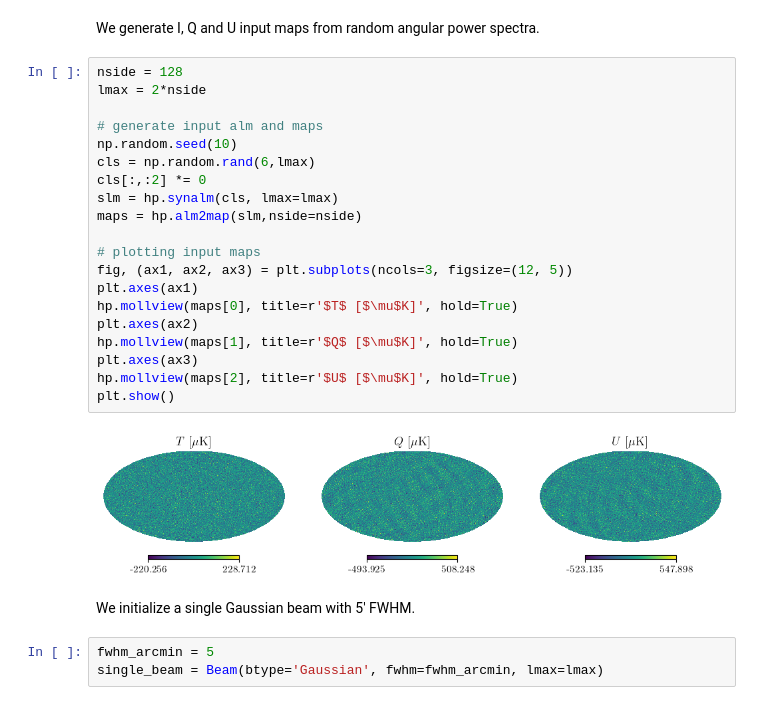
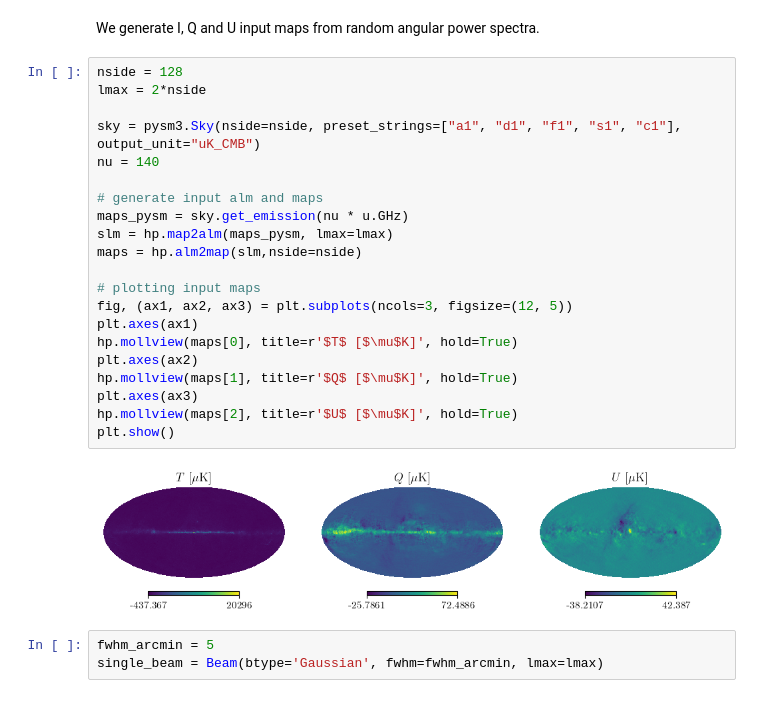
Before and after one commit to martamonelli/beamconv_again, a Jupyter notebook: notebooks/LiteBIRD-like.ipynb, the cells around one changed output. Drawn from its saved outputs; the diff is of its cells as text.

```diff
--- a/notebooks/LiteBIRD-like.ipynb
+++ b/notebooks/LiteBIRD-like.ipynb
@@ -41,27 +44,26 @@ We generate I, Q and U input maps from random angular power spectra.
 # %%
 nside = 128
 lmax = 2*nside
 
+sky = pysm3.Sky(nside=nside, preset_strings=["a1", "d1", "f1", "s1", "c1"], output_unit="uK_CMB")
+nu = 140
+
 # generate input alm and maps
-np.random.seed(10)
-cls = np.random.rand(6,lmax)
-cls[:,:2] *= 0
-slm = hp.synalm(cls, lmax=lmax)
+maps_pysm = sky.get_emission(nu * u.GHz)
+slm = hp.map2alm(maps_pysm, lmax=lmax)
 maps = hp.alm2map(slm,nside=nside)
 
 # plotting input maps
 fig, (ax1, ax2, ax3) = plt.subplots(ncols=3, figsize=(12, 5))
 plt.axes(ax1)
 hp.mollview(maps[0], title=r'$T$ [$\mu$K]', hold=True)
 plt.axes(ax2)
 hp.mollview(maps[1], title=r'$Q$ [$\mu$K]', hold=True)
 plt.axes(ax3)
 hp.mollview(maps[2], title=r'$U$ [$\mu$K]', hold=True)
 plt.show()
 # %% [output]
-[figure, old version]
+[figure, new version]
-# %% [markdown]
-We initialize a single Gaussian beam with 5' FWHM.
 # %%
 fwhm_arcmin = 5
 single_beam = Beam(btype='Gaussian', fwhm=fwhm_arcmin, lmax=lmax)
```
Also changed, not shown: parts of 14 cells of this notebook, 1 other file.
